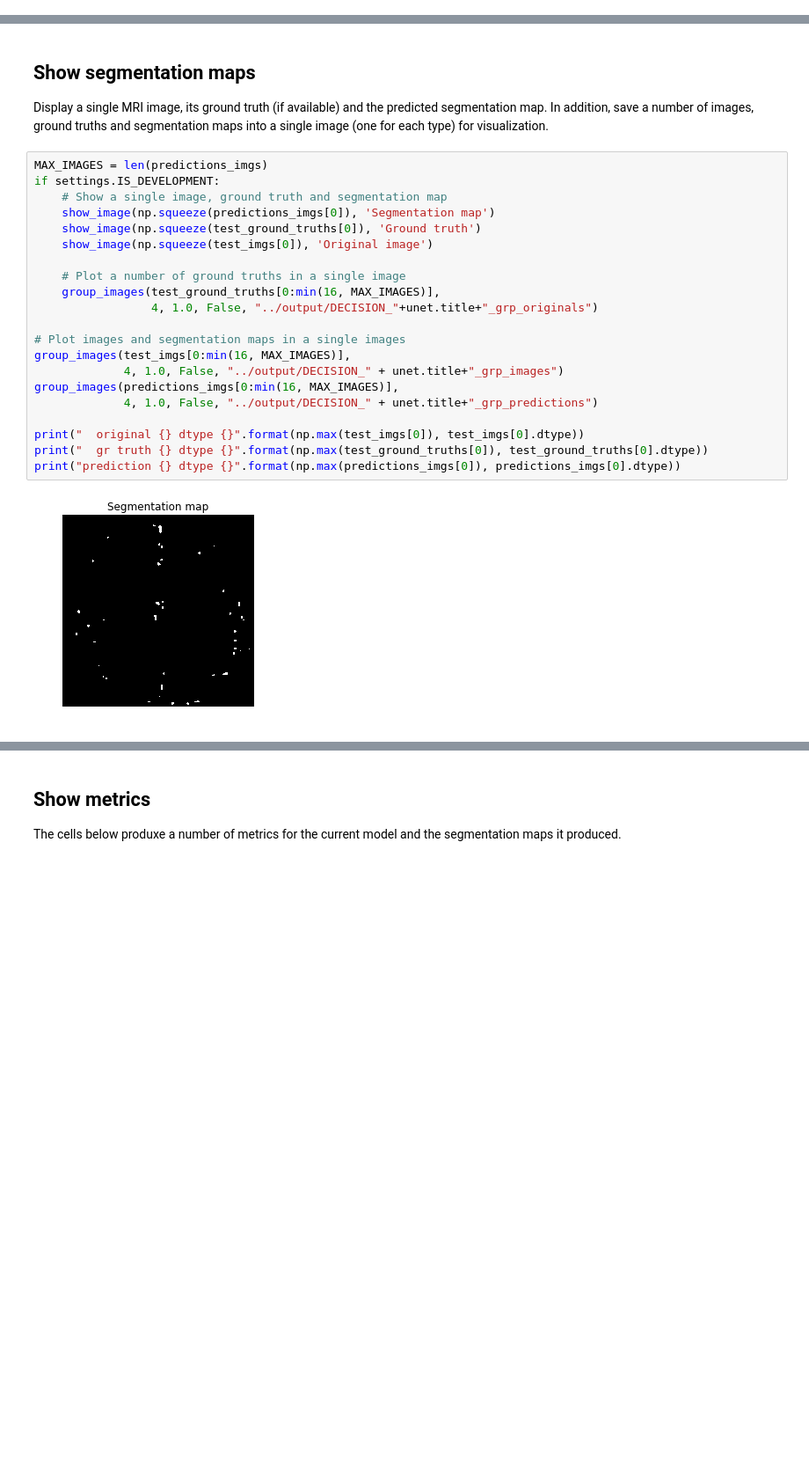
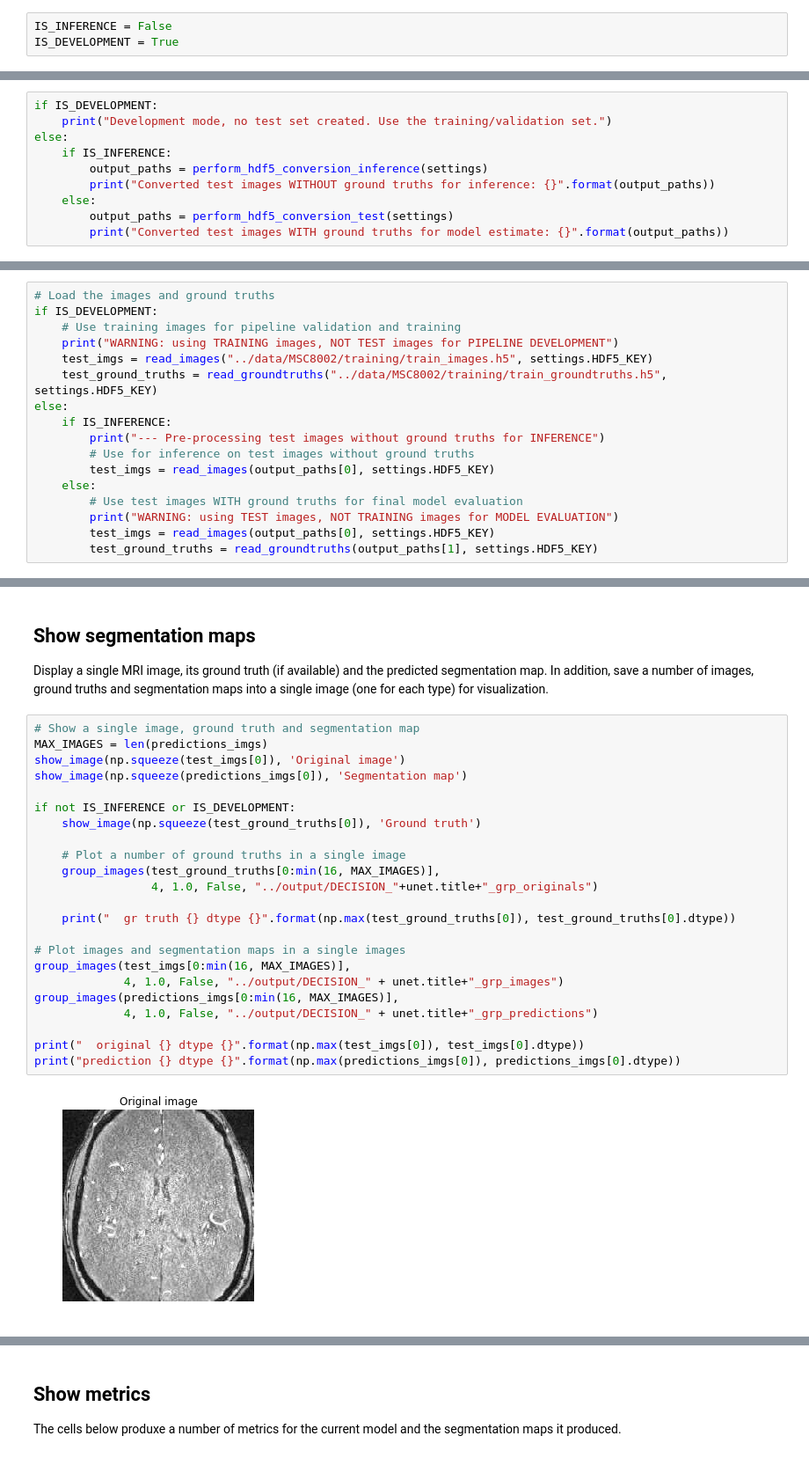
Before and after one commit to GeoffBreemer/DLToolkit, a Jupyter notebook: thesis/DECiSION_test.ipynb, the cells around one changed output, grey strips where cells are left out. Shown: that part at 88% size. Cells and saved outputs as stored; diff of their text form; blank space fills up the shorter version.

Commit message:
feat: Fixed load bug in th test notebook

```diff
--- a/thesis/DECiSION_test.ipynb
+++ b/thesis/DECiSION_test.ipynb
@@ -28,3 +28,6 @@ IS_MODEL_EVALUATION = False
+# %%
+IS_INFERENCE = False
+IS_DEVELOPMENT = True
 # %% [markdown]
 ## Path to the trained model to load
 Enter the full path to the saved trained model here.
@@ -112,0 +104,10 @@ Development mode, no test set created. Use the training/validation set.
+# %%
+if IS_DEVELOPMENT:
+    print("Development mode, no test set created. Use the training/validation set.")
+else:
+    if IS_INFERENCE:
+        output_paths = perform_hdf5_conversion_inference(settings)
+        print("Converted test images WITHOUT ground truths for inference: {}".format(output_paths))
+    else:
+        output_paths = perform_hdf5_conversion_test(settings)
+        print("Converted test images WITH ground truths for model estimate: {}".format(output_paths))
@@ -136,0 +119,17 @@ Loading ground truth HDF5: ../data/MSC8002/training/train_groundtruths.h5 with d
+# %%
+# Load the images and ground truths
+if IS_DEVELOPMENT:
+    # Use training images for pipeline validation and training
+    print("WARNING: using TRAINING images, NOT TEST images for PIPELINE DEVELOPMENT")
+    test_imgs = read_images("../data/MSC8002/training/train_images.h5", settings.HDF5_KEY)
+    test_ground_truths = read_groundtruths("../data/MSC8002/training/train_groundtruths.h5", settings.HDF5_KEY)
+else:
+    if IS_INFERENCE:
+        print("--- Pre-processing test images without ground truths for INFERENCE")
+        # Use for inference on test images without ground truths
+        test_imgs = read_images(output_paths[0], settings.HDF5_KEY)
+    else:
+        # Use test images WITH ground truths for final model evaluation
+        print("WARNING: using TEST images, NOT TRAINING images for MODEL EVALUATION")
+        test_imgs = read_images(output_paths[0], settings.HDF5_KEY)
+        test_ground_truths = read_groundtruths(output_paths[1], settings.HDF5_KEY)
@@ -206,25 +211,27 @@ Prediction images shape: (27, 240, 240, 1)
 ## Show segmentation maps
 Display a single MRI image, its ground truth (if available) and the predicted segmentation map. In addition, save a number of images, ground truths and segmentation maps into a single image (one for each type) for visualization.
 # %%
+# Show a single image, ground truth and segmentation map
 MAX_IMAGES = len(predictions_imgs)
-if settings.IS_DEVELOPMENT:
-    # Show a single image, ground truth and segmentation map
-    show_image(np.squeeze(predictions_imgs[0]), 'Segmentation map')
+show_image(np.squeeze(test_imgs[0]), 'Original image')
+show_image(np.squeeze(predictions_imgs[0]), 'Segmentation map')
+
+if not IS_INFERENCE or IS_DEVELOPMENT:
     show_image(np.squeeze(test_ground_truths[0]), 'Ground truth')
-    show_image(np.squeeze(test_imgs[0]), 'Original image')
 
     # Plot a number of ground truths in a single image
     group_images(test_ground_truths[0:min(16, MAX_IMAGES)],
                  4, 1.0, False, "../output/DECISION_"+unet.title+"_grp_originals")
+
+    print("  gr truth {} dtype {}".format(np.max(test_ground_truths[0]), test_ground_truths[0].dtype))
 
 # Plot images and segmentation maps in a single images
 group_images(test_imgs[0:min(16, MAX_IMAGES)],
              4, 1.0, False, "../output/DECISION_" + unet.title+"_grp_images")
 group_images(predictions_imgs[0:min(16, MAX_IMAGES)],
              4, 1.0, False, "../output/DECISION_" + unet.title+"_grp_predictions")
 
 print("  original {} dtype {}".format(np.max(test_imgs[0]), test_imgs[0].dtype))
-print("  gr truth {} dtype {}".format(np.max(test_ground_truths[0]), test_ground_truths[0].dtype))
 print("prediction {} dtype {}".format(np.max(predictions_imgs[0]), predictions_imgs[0].dtype))
 # %% [output]
-[figure, old version]
+[figure, new version]
```
Also changed, not shown: parts of 21 cells of this notebook, 3 other files.
